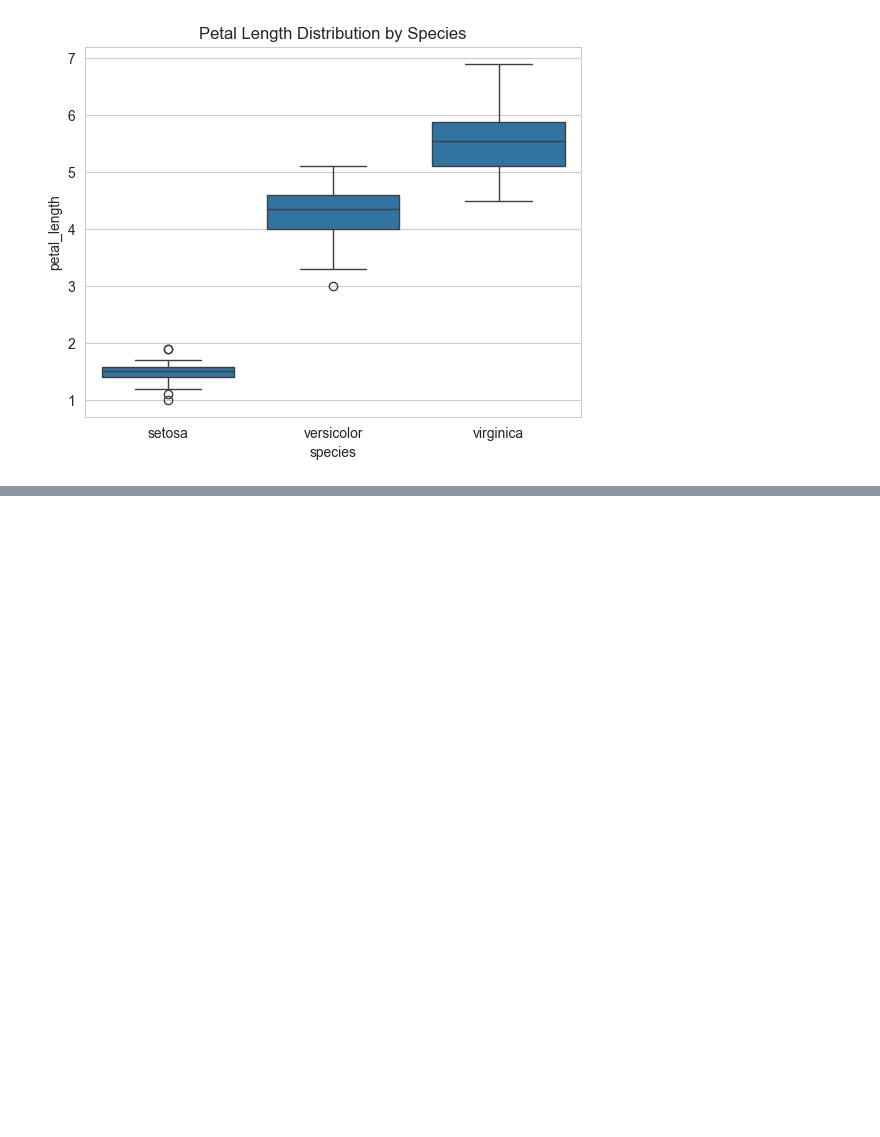
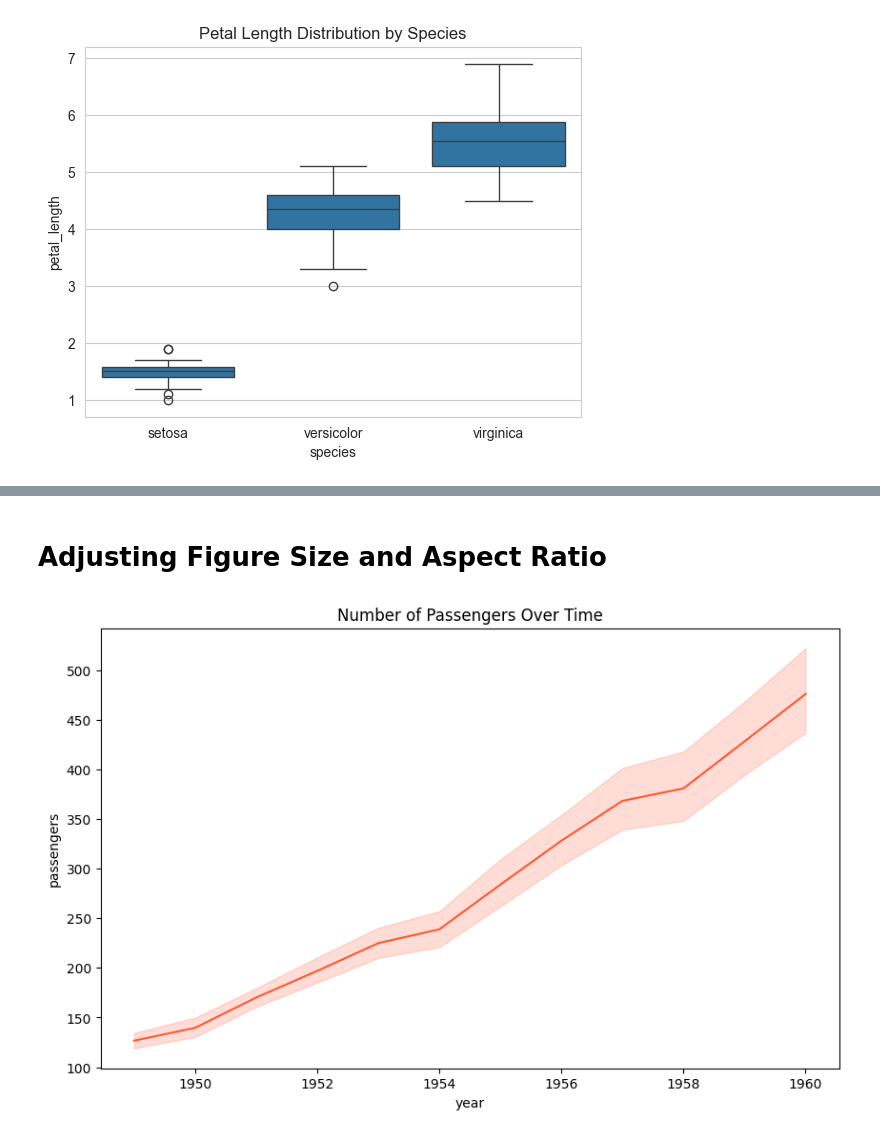
Before and after one commit to Nadindlapujitha/ML, a Jupyter notebook: ml/day-8/se.ipynb, the cells around one changed output, grey strips where cells are left out. Cells and saved outputs as stored; diff of their text form; code cells hidden in the pictures; blank space fills up the shorter version.

```diff
--- a/ml/day-8/se.ipynb
+++ b/ml/day-8/se.ipynb
@@ -163,0 +198,15 @@ plt.show()
+# %% [markdown]
+# Adjusting Figure Size and Aspect Ratio
+# %%
+import seaborn as sns
+import matplotlib.pyplot as plt
+
+
+
+plt.figure(figsize=(10, 6))
+
+sns.lineplot(x='year', y='passengers', data=sns.load_dataset('flights'))
+plt.title('Number of Passengers Over Time')
+plt.show()
+# %% [output]
+[figure, added]
```
Also changed, not shown: parts of 15 cells of this notebook, 1 other file.
